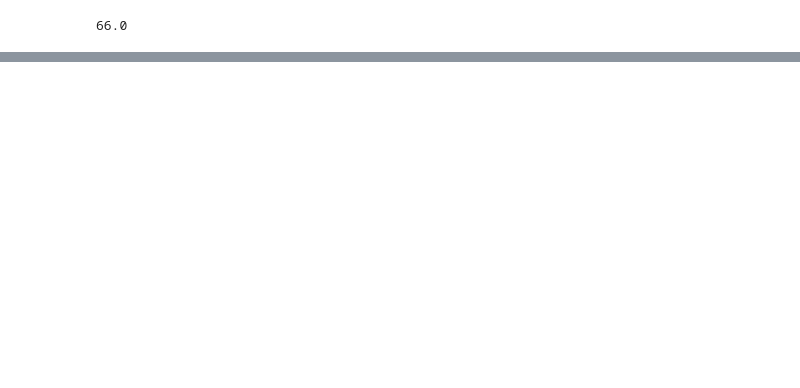
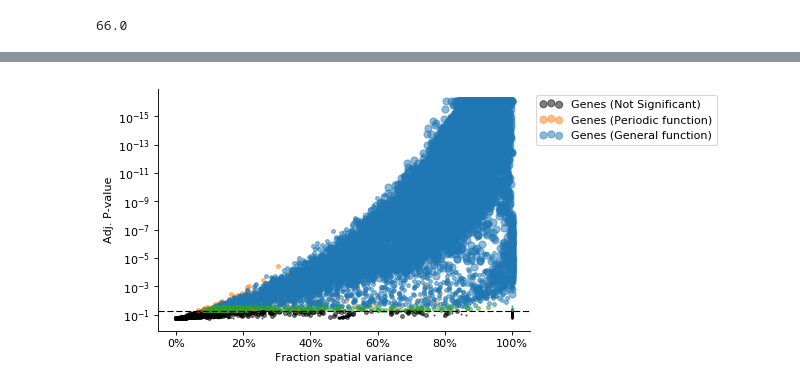
Before and after one commit to Teichlab/SpatialDE, a Jupyter notebook: Analysis/Frog/Frog Development Analysis.ipynb, the cells around one changed output, grey strips where cells are left out. Cells and saved outputs as stored; diff of their text form; code cells hidden in the pictures; blank space fills up the shorter version.

Commit message:
Updated frog figure

```diff
--- a/Analysis/Frog/Frog Development Analysis.ipynb
+++ b/Analysis/Frog/Frog Development Analysis.ipynb
@@ -174,3 +176,11 @@ plt.savefig('frog_variance_pval.pdf', dpi=200);
+# %%
+plt.figure(figsize=(6, 4), dpi=80)
+
+SpatialDE.plot.FSV_sig(results, ms_results)
+
+plt.savefig('frog_FSV_pval.pdf', dpi=200, bbox_inches='tight');
+# %% [output]
+[figure, added]
 # %%
 from sklearn.preprocessing import scale
 # %%
```
Also changed, not shown: parts of 11 cells of this notebook, 2 other files.
